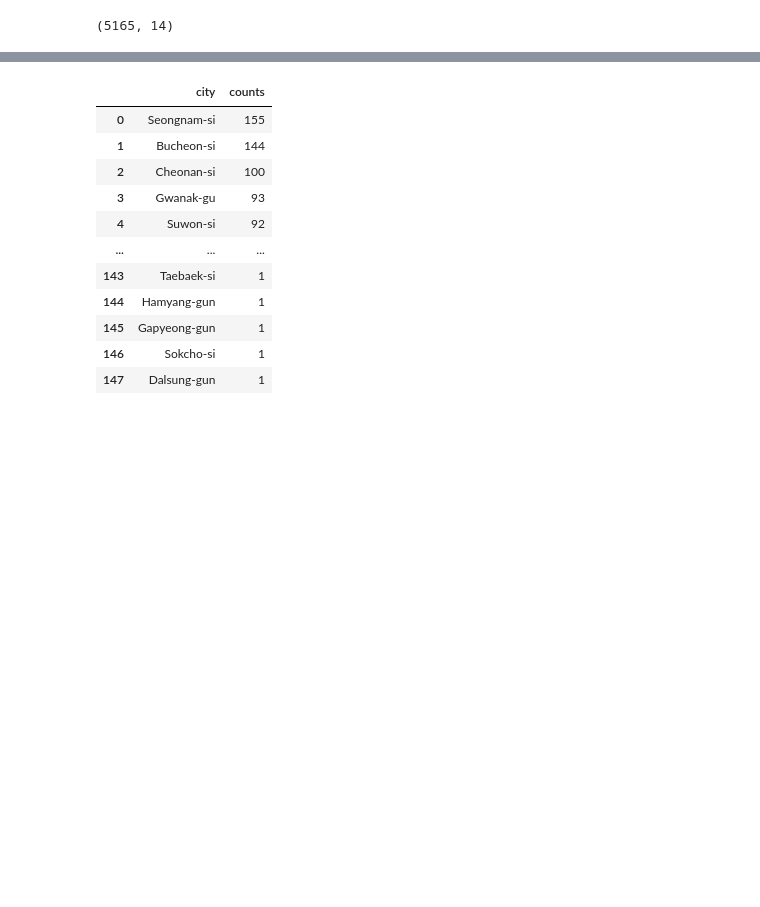
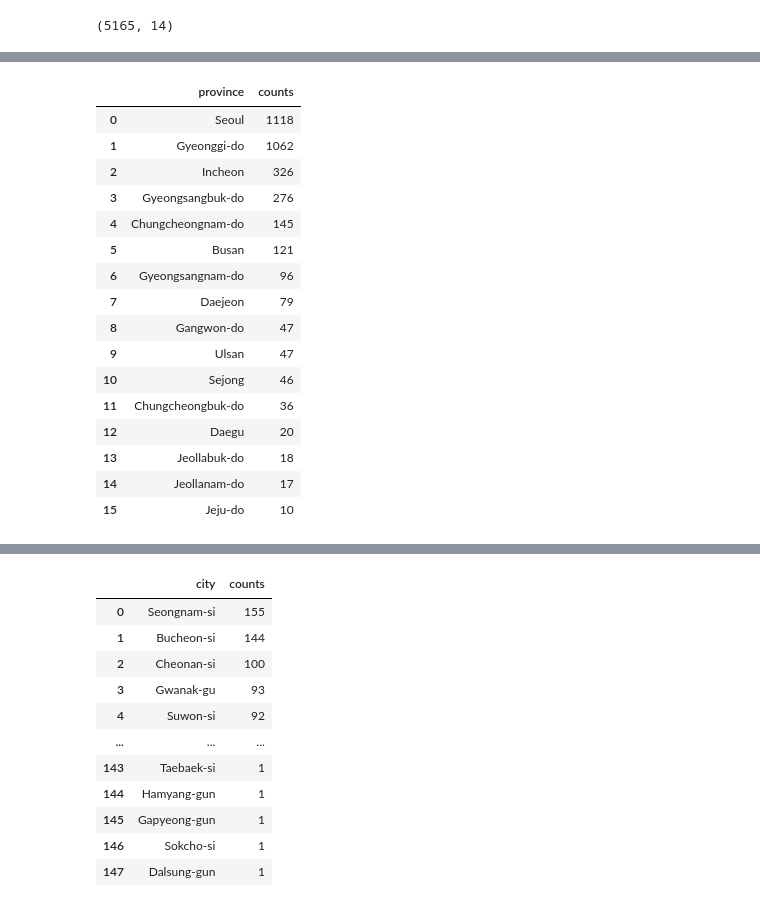
Before and after one commit to mozyao/Classification-modelling-in-forecast-of-Coronavirus-in-S.Korean., a Jupyter notebook: 353_grant.ipynb, the cells around one changed output, grey strips where cells are left out. Cells and saved outputs as stored; diff of their text form; code cells hidden in the pictures; blank space fills up the shorter version.

```diff
--- a/353_grant.ipynb
+++ b/353_grant.ipynb
@@ -448,0 +449,23 @@ data
+# %%
+province_count = pd.DataFrame(data['province'].value_counts())
+province_count.reset_index(level=0, inplace=True)
+province_count.columns = ['province', 'counts']
+province_count
+# %% [output]
+|  | province | counts |
+| 0 | Seoul | 1118 |
+| 1 | Gyeonggi-do | 1062 |
+| 2 | Incheon | 326 |
+| 3 | Gyeongsangbuk-do | 276 |
+| 4 | Chungcheongnam-do | 145 |
+| 5 | Busan | 121 |
+| 6 | Gyeongsangnam-do | 96 |
+| 7 | Daejeon | 79 |
+| 8 | Gangwon-do | 47 |
+| 9 | Ulsan | 47 |
+| 10 | Sejong | 46 |
+| 11 | Chungcheongbuk-do | 36 |
+| 12 | Daegu | 20 |
+| 13 | Jeollabuk-do | 18 |
+| 14 | Jeollanam-do | 17 |
+| 15 | Jeju-do | 10 |
```
Also changed, not shown: parts of 14 cells of this notebook.
